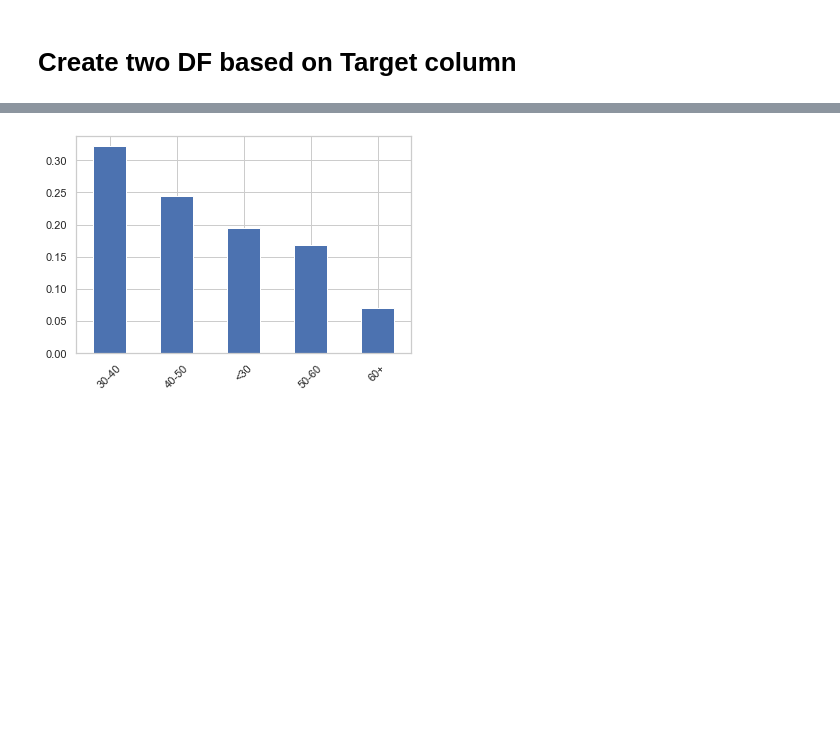
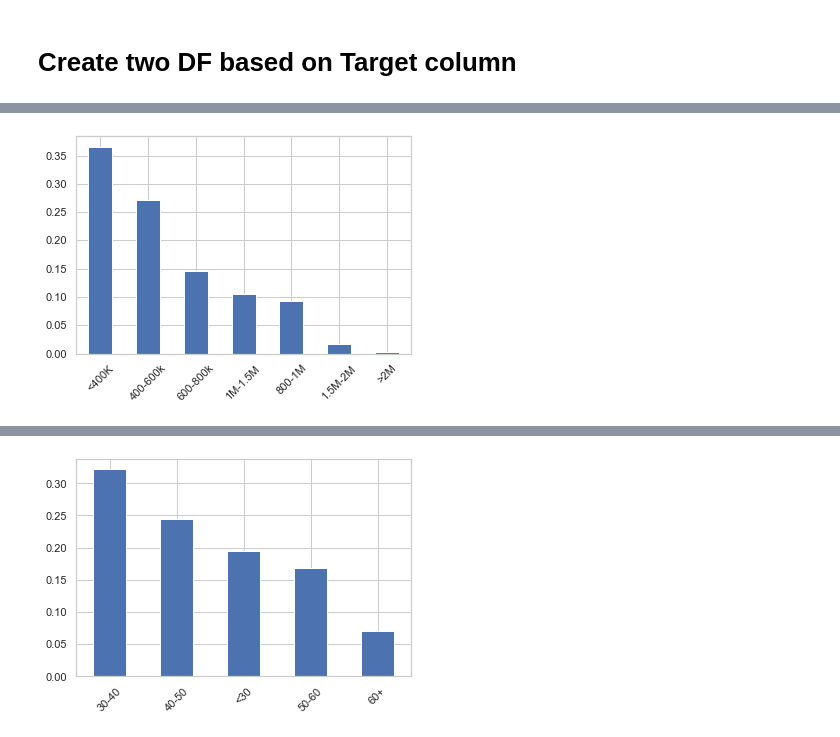
Before and after one commit to vishnuksharma/DataScienceAnalysisPython, a Jupyter notebook: EDA-CaseStudy/EDA-CaseStudy-I.ipynb, the cells around one changed output, grey strips where cells are left out. Cells and saved outputs as stored; diff of their text form; code cells hidden in the pictures; blank space fills up the shorter version.

```diff
--- a/EDA-CaseStudy/EDA-CaseStudy-I.ipynb
+++ b/EDA-CaseStudy/EDA-CaseStudy-I.ipynb
@@ -209,0 +225,8 @@ target1_df.head()
+# %%
+# Credit amount available
+target1_df.AMT_CREDIT_Group.value_counts(normalize=True).plot.bar()
+plt.xticks(rotation=45)
+plt.show()
+# maximum defaulter peoples are having credit amount <400K
+# %% [output]
+[figure, added]
```
Also changed, not shown: parts of 10 cells of this notebook.
